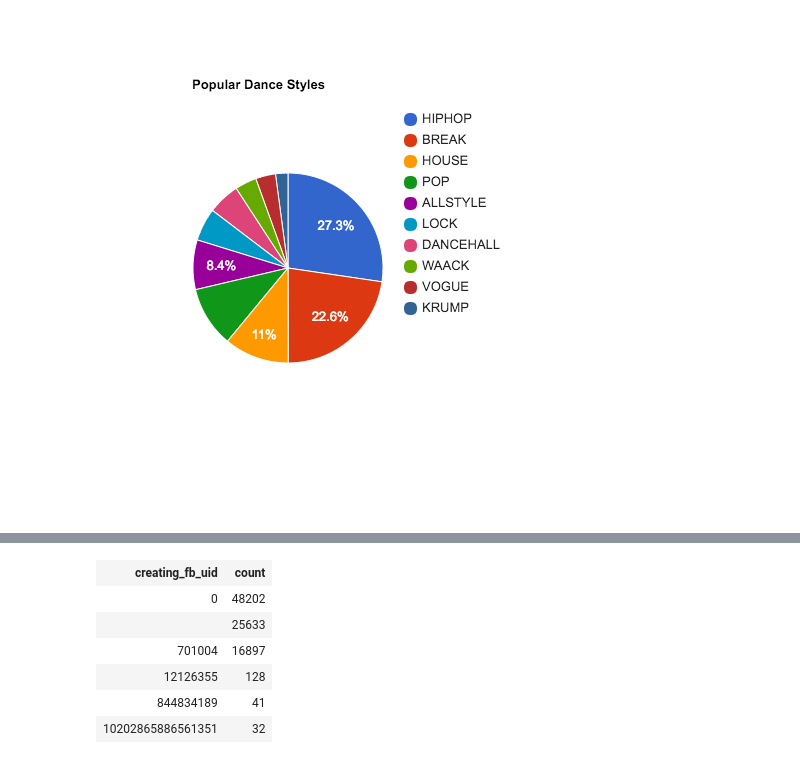
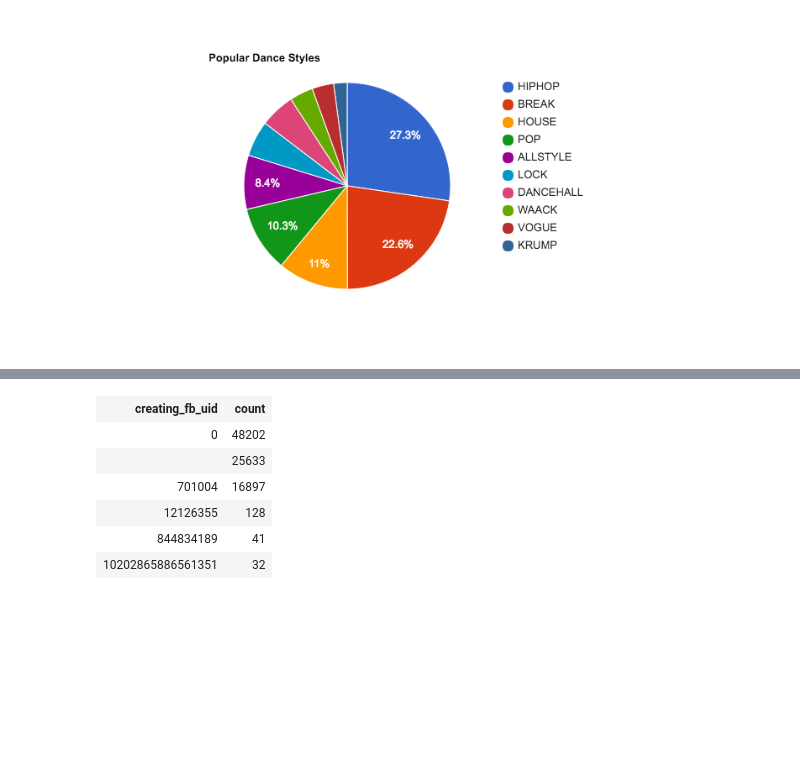
Before and after one commit to mikelambert/DanceDeets, a Jupyter notebook: Untitled Notebook.ipynb, the cells around one changed output, grey strips where cells are left out. Cells and saved outputs as stored; diff of their text form; code cells hidden in the pictures; blank space fills up the shorter version.

```diff
--- a/Untitled Notebook.ipynb
+++ b/Untitled Notebook.ipynb
@@ -36,10 +36,10 @@ LIMIT 10
 # %%
 %%chart pie --fields auto_categories,count --data styles
 title: "Popular Dance Styles"
-width: 500
-height: 500
+width: 800
+height: 400
 # %% [output]
 [interactive output not drawn]
-[figure, old version]
+[figure, new version]
 # %%
 %%chart pie --fields country,count --data countries
```
Also changed, not shown: parts of 1 cell of this notebook.
